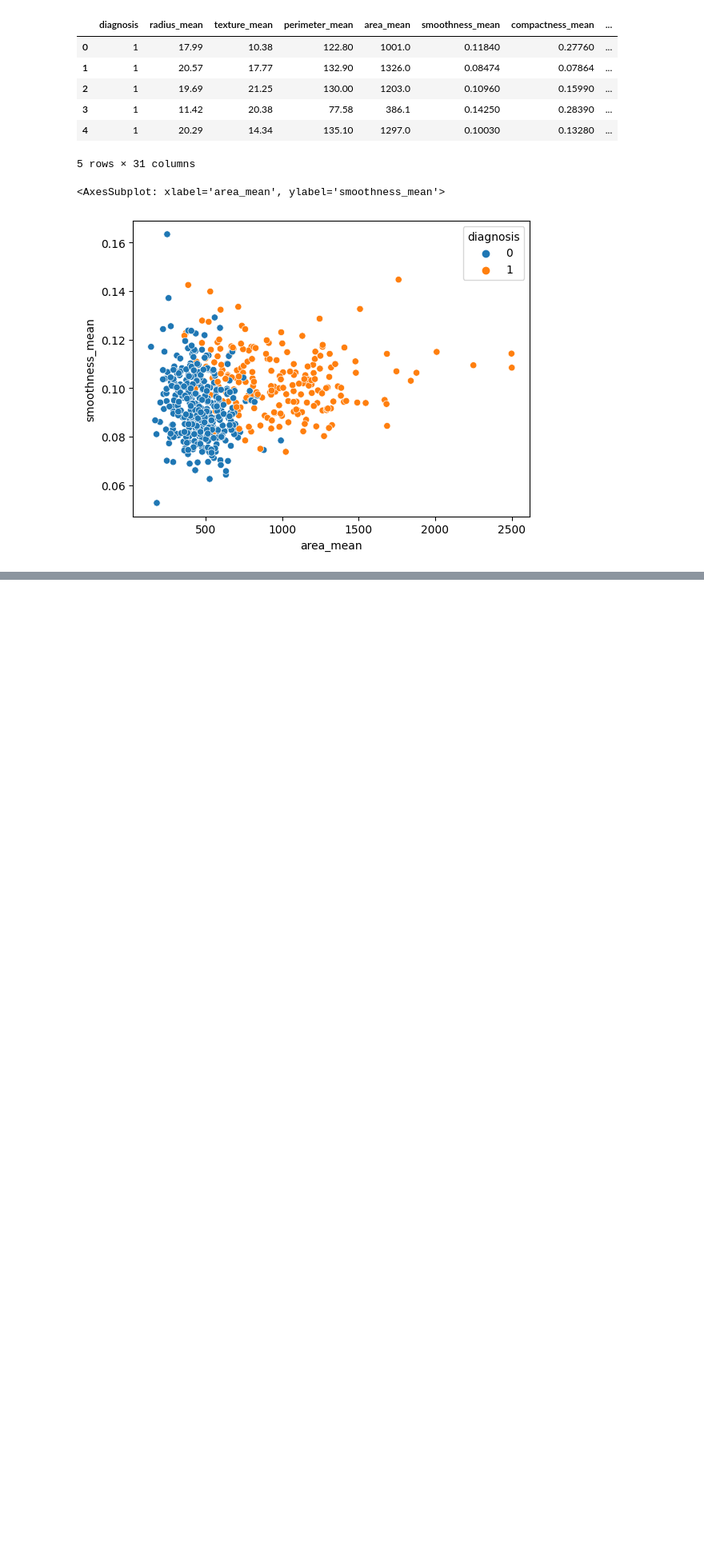
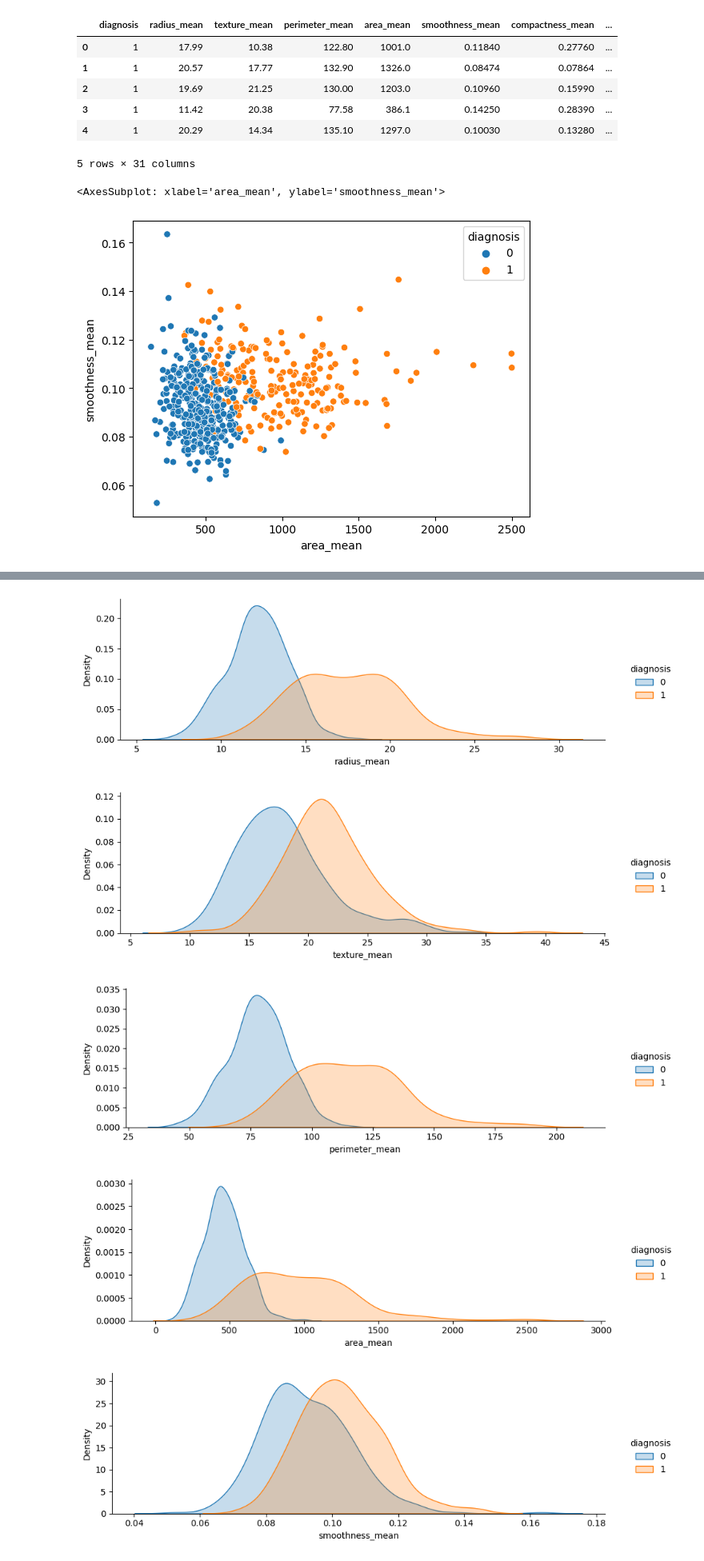
Before and after one commit to Shambok97/Breast-Cancer-Classification, a Jupyter notebook: BC_Classification.ipynb, the cells around one changed output, grey strips where cells are left out. Shown at 80% size. Saved outputs shown, nothing was run; the diff lists cells and outputs as text; code cells hidden in the pictures; blank space fills up the shorter version.

```diff
--- a/BC_Classification.ipynb
+++ b/BC_Classification.ipynb
@@ -131,0 +209,10 @@ sns.scatterplot(x='area_mean',y='smoothness_mean',hue='diagnosis',data=data)
+# %%
+mean_col = [col for col in df.columns if col.endswith('_mean')]
+for i in range(len(mean_col)):
+    sns.FacetGrid(data,hue="diagnosis",aspect=3,margin_titles=True).map(sns.kdeplot,mean_col[i],shade= True).add_legend()
+# %% [output]
+[figure, added]
+[figure, added]
+[figure, added]
+[figure, added]
+[figure, added]
```
Also changed, not shown: parts of 11 cells of this notebook.
